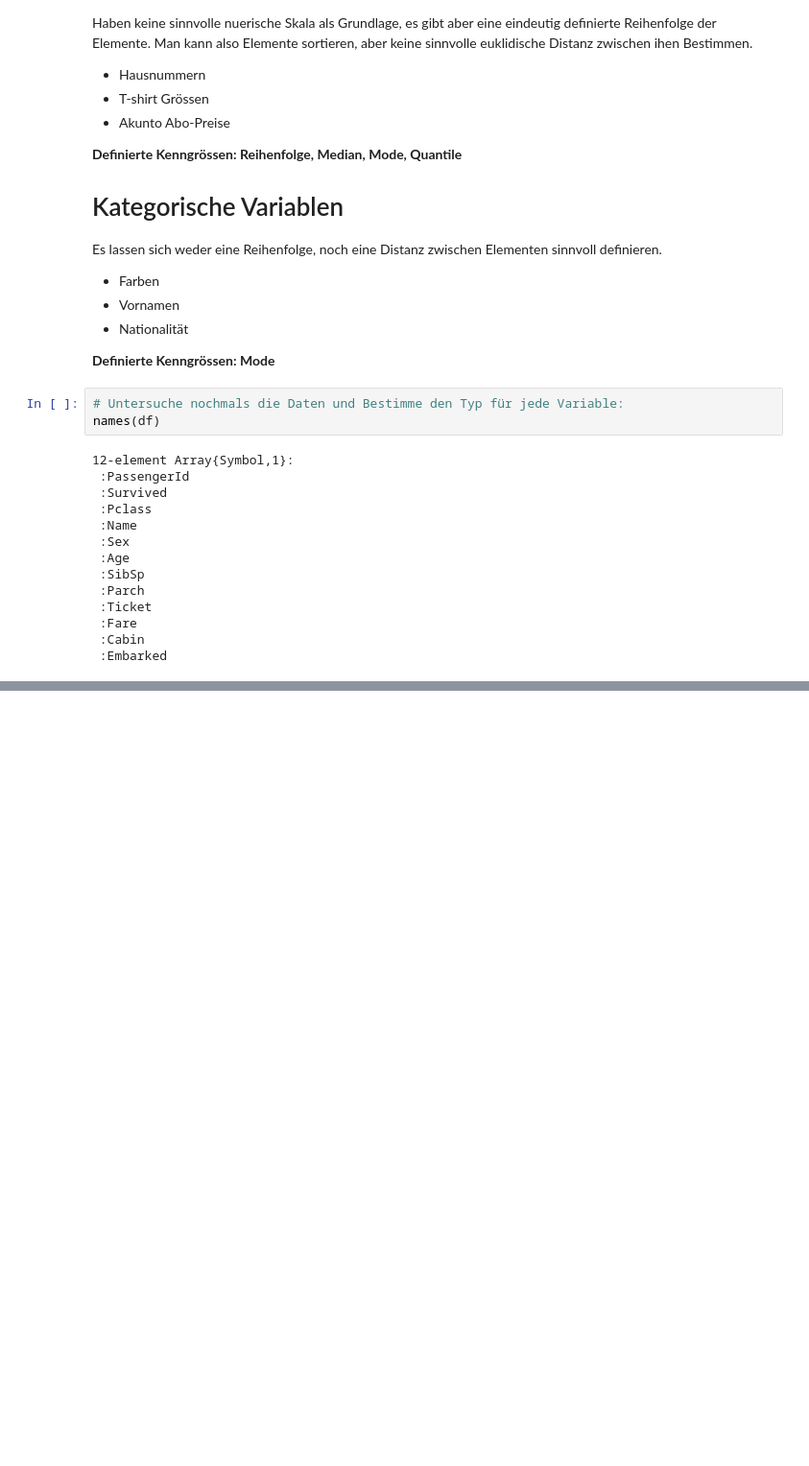
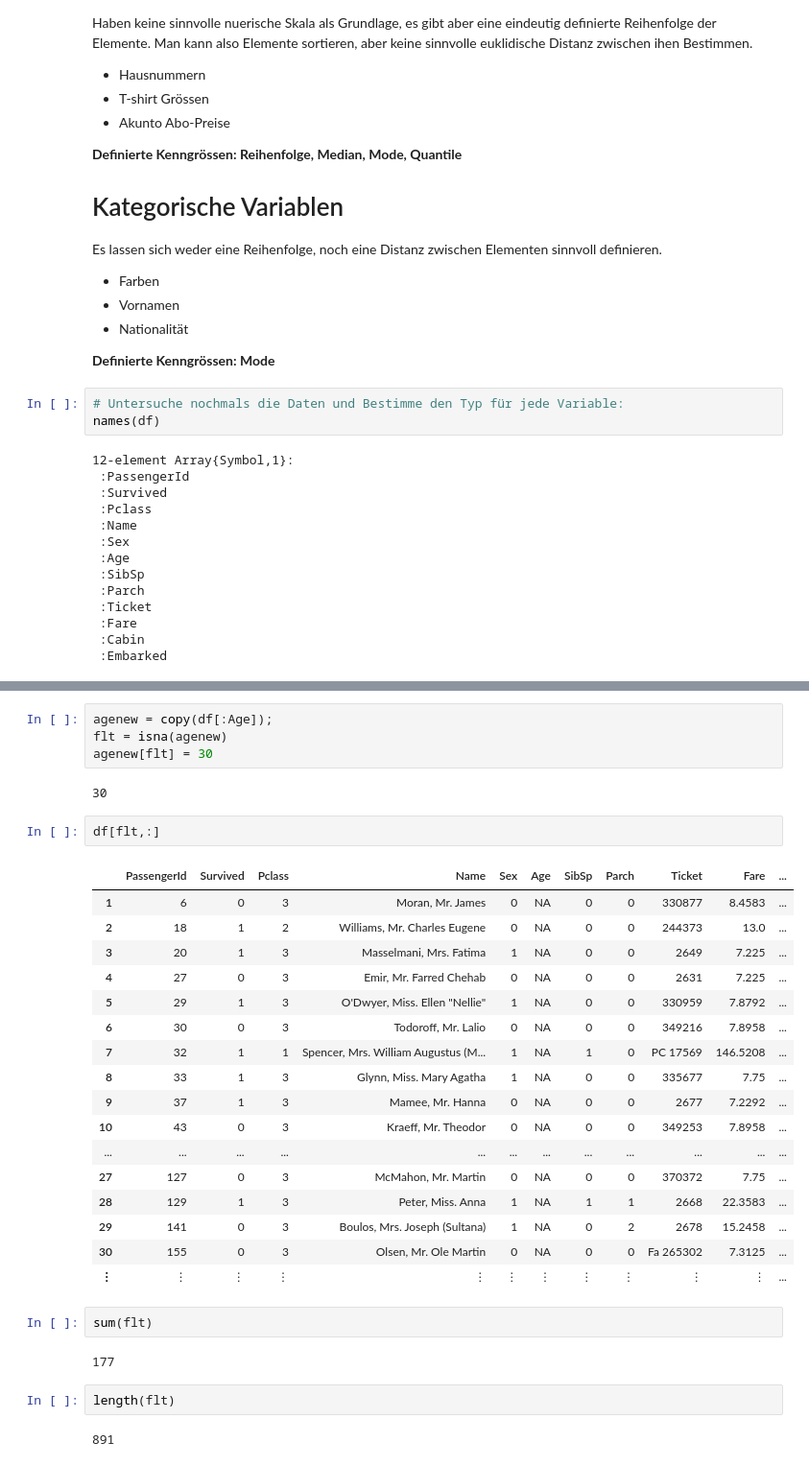
Before and after one commit to accounto/ml-school, a Jupyter notebook: ex3/ex3_b.ipynb, the cells around one changed output, grey strips where cells are left out. Shown: that part at 96% size. Drawn from its saved outputs; the diff is of its cells as text; blank space fills up the shorter version.

```diff
--- a/ex3/ex3_b.ipynb
+++ b/ex3/ex3_b.ipynb
@@ -72,0 +133,34 @@ names(df)
+# %%
+agenew = copy(df[:Age]);
+flt = isna(agenew)
+agenew[flt] = 30
+# %% [output]
+30
+# %%
+df[flt,:]
+# %% [output]
+|  | PassengerId | Survived | Pclass | Name | Sex | Age | SibSp | Parch | Ticket | Fare | ... |
+| 1 | 6 | 0 | 3 | Moran, Mr. James | 0 | NA | 0 | 0 | 330877 | 8.4583 | ... |
+| 2 | 18 | 1 | 2 | Williams, Mr. Charles Eugene | 0 | NA | 0 | 0 | 244373 | 13.0 | ... |
+| 3 | 20 | 1 | 3 | Masselmani, Mrs. Fatima | 1 | NA | 0 | 0 | 2649 | 7.225 | ... |
+| 4 | 27 | 0 | 3 | Emir, Mr. Farred Chehab | 0 | NA | 0 | 0 | 2631 | 7.225 | ... |
+| 5 | 29 | 1 | 3 | O'Dwyer, Miss. Ellen "Nellie" | 1 | NA | 0 | 0 | 330959 | 7.8792 | ... |
+| 6 | 30 | 0 | 3 | Todoroff, Mr. Lalio | 0 | NA | 0 | 0 | 349216 | 7.8958 | ... |
+| 7 | 32 | 1 | 1 | Spencer, Mrs. William Augustus (M... | 1 | NA | 1 | 0 | PC 17569 | 146.5208 | ... |
+| 8 | 33 | 1 | 3 | Glynn, Miss. Mary Agatha | 1 | NA | 0 | 0 | 335677 | 7.75 | ... |
+| 9 | 37 | 1 | 3 | Mamee, Mr. Hanna | 0 | NA | 0 | 0 | 2677 | 7.2292 | ... |
+| 10 | 43 | 0 | 3 | Kraeff, Mr. Theodor | 0 | NA | 0 | 0 | 349253 | 7.8958 | ... |
+| ... | ... | ... | ... | ... | ... | ... | ... | ... | ... | ... | ... |
+| 27 | 127 | 0 | 3 | McMahon, Mr. Martin | 0 | NA | 0 | 0 | 370372 | 7.75 | ... |
+| 28 | 129 | 1 | 3 | Peter, Miss. Anna | 1 | NA | 1 | 1 | 2668 | 22.3583 | ... |
+| 29 | 141 | 0 | 3 | Boulos, Mrs. Joseph (Sultana) | 1 | NA | 0 | 2 | 2678 | 15.2458 | ... |
+| 30 | 155 | 0 | 3 | Olsen, Mr. Ole Martin | 0 | NA | 0 | 0 | Fa 265302 | 7.3125 | ... |
+| ⋮ | ⋮ | ⋮ | ⋮ | ⋮ | ⋮ | ⋮ | ⋮ | ⋮ | ⋮ | ⋮ | ... |
+# %%
+sum(flt)
+# %% [output]
+177
+# %%
+length(flt)
+# %% [output]
+891
```
Also changed, not shown: parts of 5 cells of this notebook.
